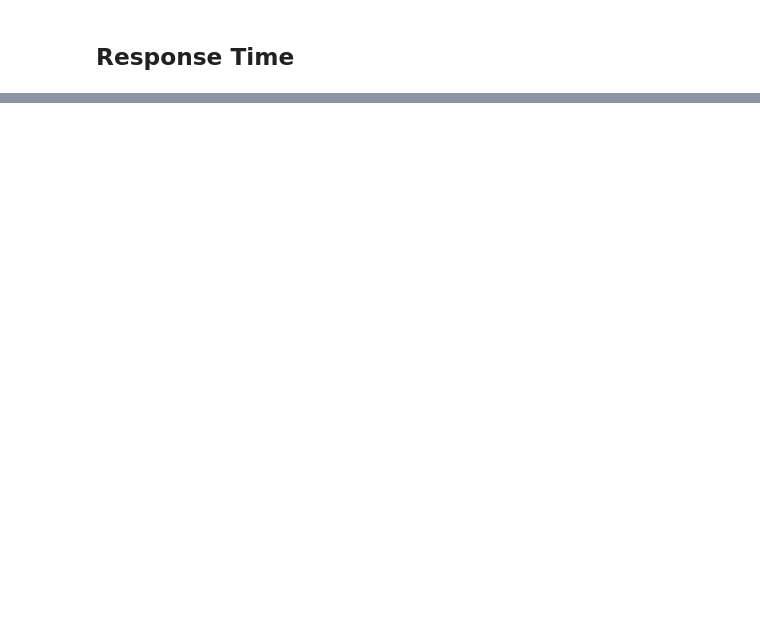
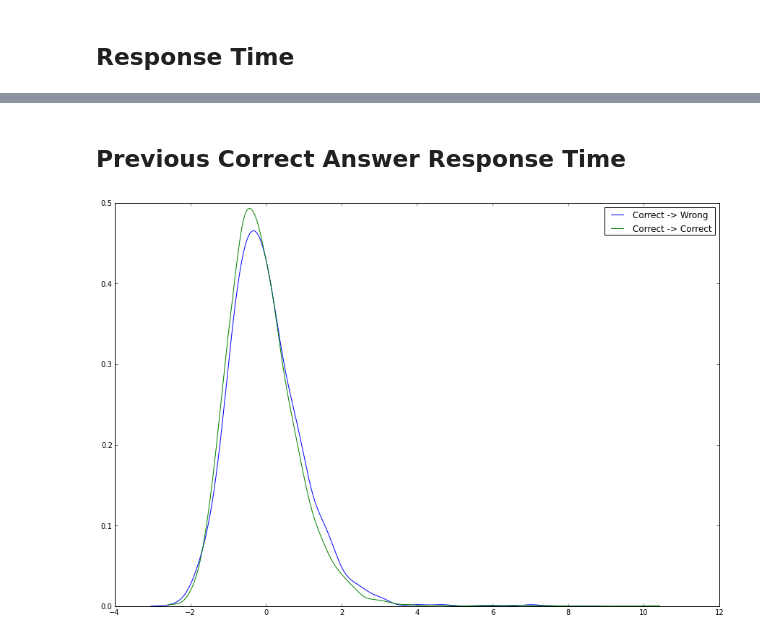
Before and after one commit to adaptive-learning/geography-tools, a Jupyter notebook: notebooks/initial_analysis.ipynb, the cells around one changed output, grey strips where cells are left out. Drawn from its saved outputs; the diff is of its cells as text; code cells hidden in the pictures; blank space fills up the shorter version.

```diff
--- a/notebooks/initial_analysis.ipynb
+++ b/notebooks/initial_analysis.ipynb
@@ -111,0 +50,21 @@ plt.show()
+# %% [markdown]
+## Previous Correct Answer Response Time
+# %%
+plt.figure(figsize=(15, 10))
+
+analysis.plot_pattern_times_density(
+    pattern = [1,0],
+    plot = [True, False],
+    labels = ["Correct -> Wrong"],
+    normalize = "user")
+
+analysis.plot_pattern_times_density(
+    pattern = [1,1],
+    plot = [True, False],
+    labels = ["Correct -> Correct"],
+    normalize = "user")
+
+plt.legend()
+plt.show()
+# %% [output]
+[figure, added]
```
Also changed, not shown: parts of 9 cells of this notebook, 9 other files.
